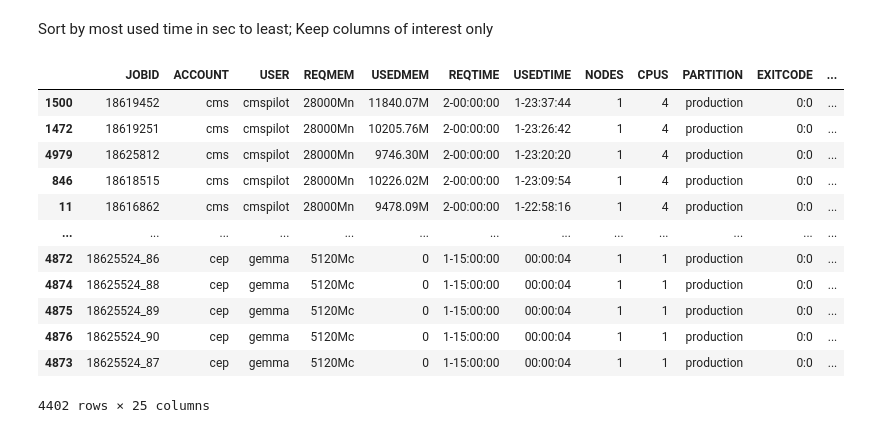
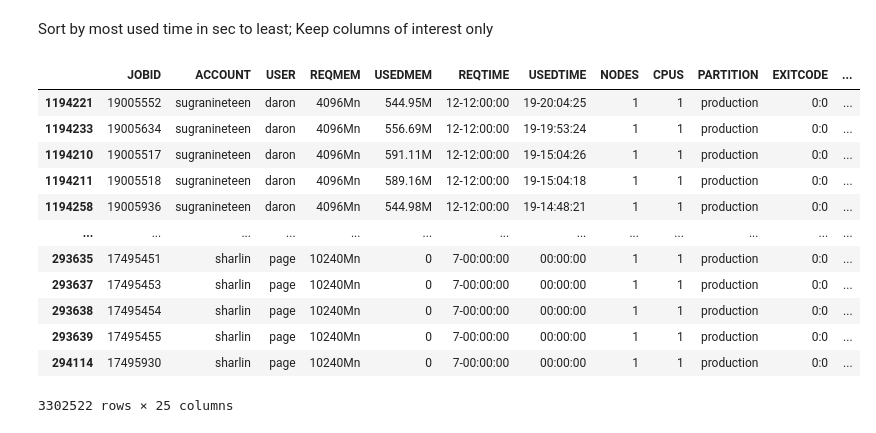
Before and after one commit to nss-data-science-cohort-4/dq2-accre-valkyries, a Jupyter notebook: notebooks/ONR_ACCRE_Q4_analysis.ipynb, the cells around one changed output. Cells and saved outputs as stored; diff of their text form; code cells hidden in the pictures.

```diff
--- a/notebooks/ONR_ACCRE_Q4_analysis.ipynb
+++ b/notebooks/ONR_ACCRE_Q4_analysis.ipynb
@@ -23,6 +26,6 @@ To do:
 -focus on "production" partitions (but if there's time, look at others as well)
 -compare required time to used time and completed jobs to failed jobs; is there a buffer around run time? does the job cancel the second that used time exceeded required time?
 # %%
-accre = pd.read_csv('../data/accre-jobs-2020-clean.csv', nrows=5000)
+accre = pd.read_csv('../data/accre-jobs-2020-clean.csv')
 # %%
 accre.head()
@@ -56,21 +67,23 @@ accre_prod_only
+# %%
+accre_prod_cplt_only = accre_prod_only[accre.STATE == 'COMPLETED']
 # %% [markdown]
 Sort by most used time in sec to least;
 Keep columns of interest only
 # %%
-accre_prod_only.sort_values('USEDTIME_SEC' , ascending=False)
+accre_prod_cplt_only.sort_values('USEDTIME_SEC' , ascending=False)
 # %% [output]
 |  | JOBID | ACCOUNT | USER | REQMEM | USEDMEM | REQTIME | USEDTIME | NODES | CPUS | PARTITION | EXITCODE | ... |
-| 1500 | 18619452 | cms | cmspilot | 28000Mn | 11840.07M | 2-00:00:00 | 1-23:37:44 | 1 | 4 | production | 0:0 | ... |
-| 1472 | 18619251 | cms | cmspilot | 28000Mn | 10205.76M | 2-00:00:00 | 1-23:26:42 | 1 | 4 | production | 0:0 | ... |
-| 4979 | 18625812 | cms | cmspilot | 28000Mn | 9746.30M | 2-00:00:00 | 1-23:20:20 | 1 | 4 | production | 0:0 | ... |
-| 846 | 18618515 | cms | cmspilot | 28000Mn | 10226.02M | 2-00:00:00 | 1-23:09:54 | 1 | 4 | production | 0:0 | ... |
-| 11 | 18616862 | cms | cmspilot | 28000Mn | 9478.09M | 2-00:00:00 | 1-22:58:16 | 1 | 4 | production | 0:0 | ... |
+| 1194221 | 19005552 | sugranineteen | daron | 4096Mn | 544.95M | 12-12:00:00 | 19-20:04:25 | 1 | 1 | production | 0:0 | ... |
+| 1194233 | 19005634 | sugranineteen | daron | 4096Mn | 556.69M | 12-12:00:00 | 19-19:53:24 | 1 | 1 | production | 0:0 | ... |
+| 1194210 | 19005517 | sugranineteen | daron | 4096Mn | 591.11M | 12-12:00:00 | 19-15:04:26 | 1 | 1 | production | 0:0 | ... |
+| 1194211 | 19005518 | sugranineteen | daron | 4096Mn | 589.16M | 12-12:00:00 | 19-15:04:18 | 1 | 1 | production | 0:0 | ... |
+| 1194258 | 19005936 | sugranineteen | daron | 4096Mn | 544.98M | 12-12:00:00 | 19-14:48:21 | 1 | 1 | production | 0:0 | ... |
 | ... | ... | ... | ... | ... | ... | ... | ... | ... | ... | ... | ... | ... |
-| 4872 | 18625524_86 | cep | gemma | 5120Mc | 0 | 1-15:00:00 | 00:00:04 | 1 | 1 | production | 0:0 | ... |
-| 4874 | 18625524_88 | cep | gemma | 5120Mc | 0 | 1-15:00:00 | 00:00:04 | 1 | 1 | production | 0:0 | ... |
-| 4875 | 18625524_89 | cep | gemma | 5120Mc | 0 | 1-15:00:00 | 00:00:04 | 1 | 1 | production | 0:0 | ... |
-| 4876 | 18625524_90 | cep | gemma | 5120Mc | 0 | 1-15:00:00 | 00:00:04 | 1 | 1 | production | 0:0 | ... |
-| 4873 | 18625524_87 | cep | gemma | 5120Mc | 0 | 1-15:00:00 | 00:00:04 | 1 | 1 | production | 0:0 | ... |
+| 293635 | 17495451 | sharlin | page | 10240Mn | 0 | 7-00:00:00 | 00:00:00 | 1 | 1 | production | 0:0 | ... |
+| 293637 | 17495453 | sharlin | page | 10240Mn | 0 | 7-00:00:00 | 00:00:00 | 1 | 1 | production | 0:0 | ... |
+| 293638 | 17495454 | sharlin | page | 10240Mn | 0 | 7-00:00:00 | 00:00:00 | 1 | 1 | production | 0:0 | ... |
+| 293639 | 17495455 | sharlin | page | 10240Mn | 0 | 7-00:00:00 | 00:00:00 | 1 | 1 | production | 0:0 | ... |
+| 294114 | 17495930 | sharlin | page | 10240Mn | 0 | 7-00:00:00 | 00:00:00 | 1 | 1 | production | 0:0 | ... |
-4402 rows × 25 columns
+3302522 rows × 25 columns
 # %%
 # df1 = df[['a','d']]
```
Also changed, not shown: parts of 29 cells of this notebook, 1 other file.
